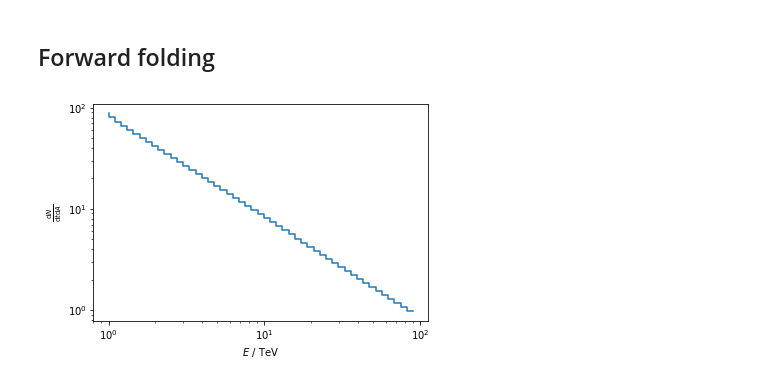
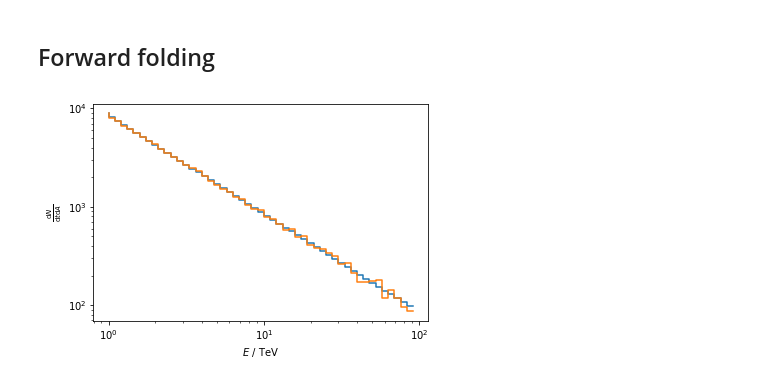
Before and after one commit to cescalara/instrument_response, a Jupyter notebook: instrument_response_example.ipynb, the cells around one changed output. Saved outputs shown, nothing was run; the diff lists cells and outputs as text; code cells hidden in the pictures.

Commit message:
Debugging response

```diff
--- a/instrument_response_example.ipynb
+++ b/instrument_response_example.ipynb
@@ -57,7 +56,8 @@ with h5py.File('output/response_sim.h5', 'r') as f:
     detected_energy = f['detected_energy'].value
     Aeff_max = f['effective_area_maximum'].value
 
-nbins_true = nbins_detected = 50
+nbins_true = 50
+nbins_detected = 50
 response = Response(true_energy, detected_energy,
                     nbins_true, nbins_detected, Aeff_max)
 response.show()
@@ -68,6 +68,7 @@ response.show()
 # %%
 with h5py.File('output/data.h5', 'r') as f:
     detected_energy = f['detected_energy'].value
+    true_energy = f['true_energy'].value
 
 channels = response.detected_energy_bins
 dE = np.diff(channels)
@@ -87,22 +90,13 @@ ax.set_xlabel('$E_\mathrm{det}$ / TeV');
+# %%
+power_law = BoundedPowerLaw(2.0, 1.0, 100)
 # %%
-# Define a model
-def bounded_power_law(energy, norm, index):
-    out = []
-    for e in energy:
-        if e > 1.0 and e < 100:
-            out.append(norm * np.power(e, -index))
-        else:
-            out.append(0)
-    return np.array(out)
-
-# for ease
-def differential_flux(e):
-
-    return bounded_power_law(e, 1e3, 2.0)
+norm = 1e5
+def differential_flux(norm, e):
+    return norm * power_law.pdf(e)
 
 # integral of the differential flux (simpson's rule)
 def integral(e1, e2):
-    return (e2 - e1) / 6.0 * (differential_flux(e1) + 4 * differential_flux((e1 + e2) / 2.0)+ differential_flux(e2))
+    return (e2 - e1) / 6.0 * (differential_flux(norm,e1) + 4 * differential_flux(norm, (e1 + e2) / 2.0)+ differential_flux(norm, e2))
 
 # true photon fluxes integrated over the photon bins of the response
 # dN/dtdA
@@ -111,14 +105,18 @@ true_fluxes = integral(response.true_energy_bins[:-1],
 # %%
 # Plot the model
 fig, ax = plt.subplots()
 
 ax.step(response.true_energy_bins[:-1], true_fluxes, where='pre')
 
+# compare with truth
+true_rate, _ = np.histogram(true_energy, bins=response.true_energy_bins)
+ax.step(response.true_energy_bins[:-1], true_rate)
+
 ax.set_xscale('log')
 ax.set_yscale('log')
 
 ax.set_xlabel('$E$ / TeV')
 ax.set_ylabel(r'$\frac{\mathrm{d} N}{\mathrm{d}t \mathrm{d}A}$');
 # %% [output]
-[figure, old version]
+[figure, new version]
 # %%
```
Also changed, not shown: parts of 8 cells of this notebook, 2 other files.
